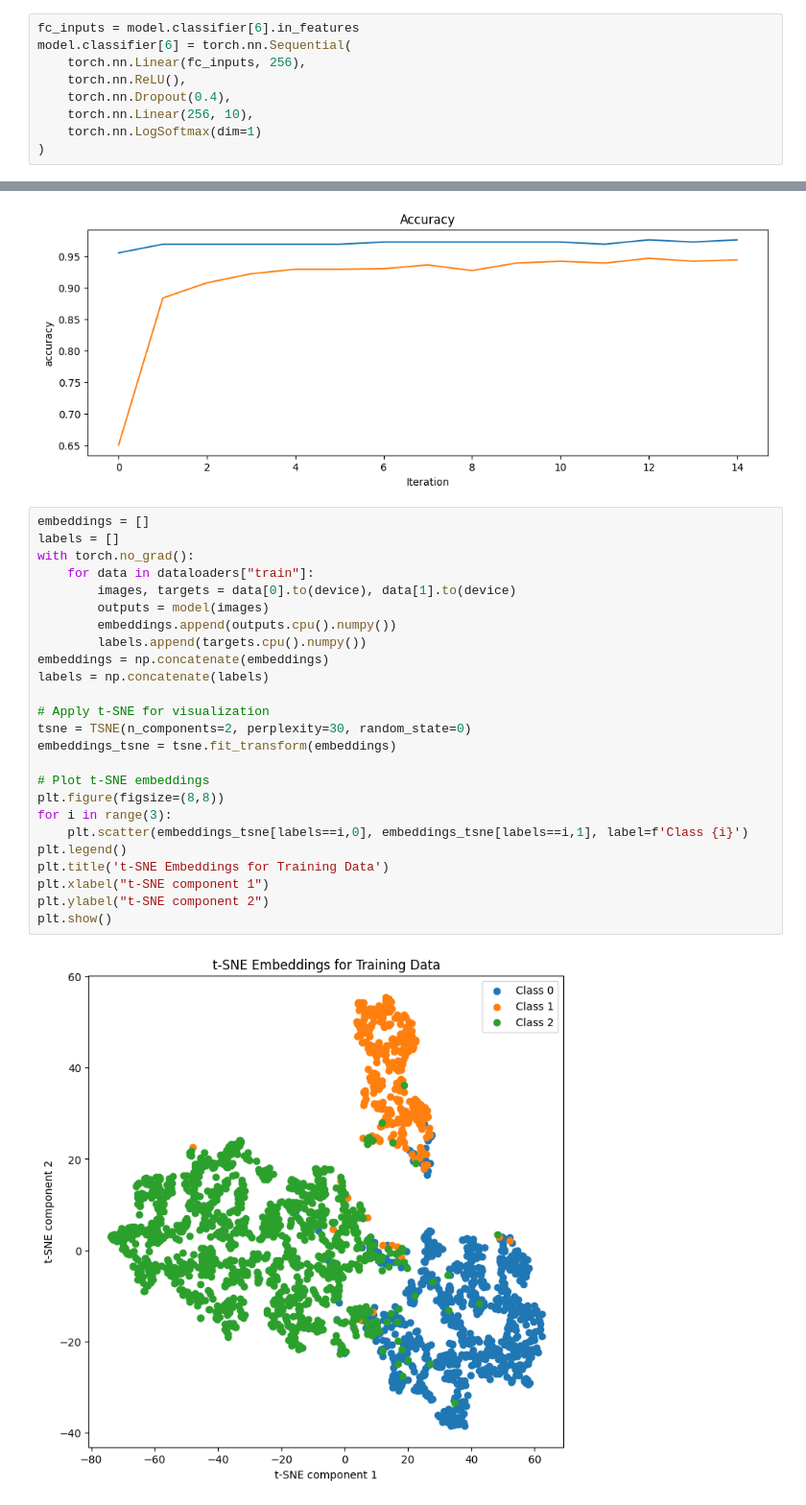
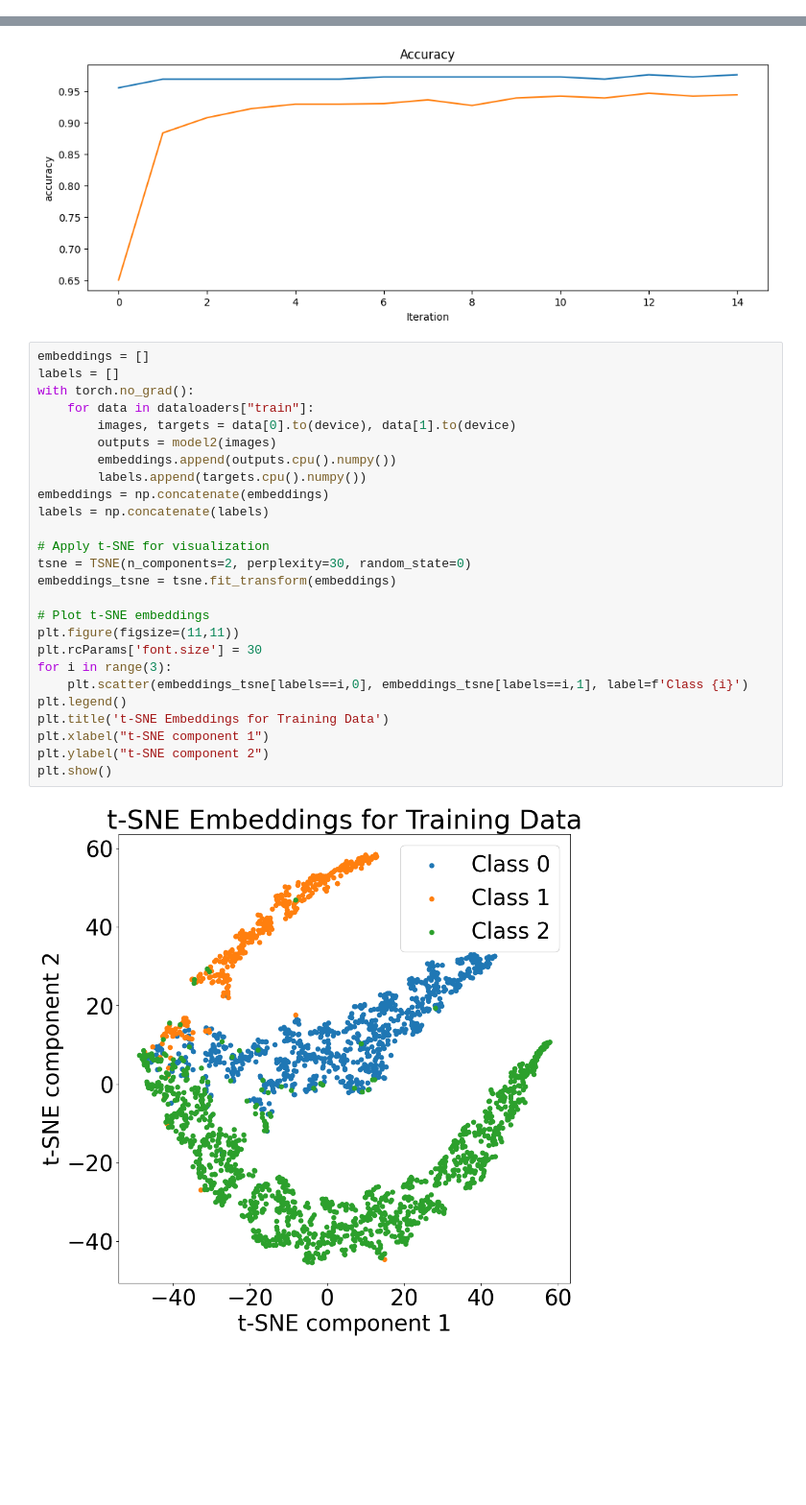
Before and after one commit to yan-ren/COMP6721_Winter2023_GroupK, a Jupyter notebook: transfer/transferlearning_vgg.ipynb, the cells around one changed output, grey strips where cells are left out. Shown at 96% size. Saved outputs shown, nothing was run; the diff lists cells and outputs as text; blank space fills up the shorter version.

Commit message:
Make bigger tsne plot

```diff
--- a/transfer/transferlearning_vgg.ipynb
+++ b/transfer/transferlearning_vgg.ipynb
@@ -45,15 +45,6 @@ VGG(
     (6): Linear(in_features=4096, out_features=1000, bias=True)
   )
 )
-# %%
-fc_inputs = model.classifier[6].in_features
-model.classifier[6] = torch.nn.Sequential(
-    torch.nn.Linear(fc_inputs, 256),
-    torch.nn.ReLU(),
-    torch.nn.Dropout(0.4),
-    torch.nn.Linear(256, 10),
-    torch.nn.LogSoftmax(dim=1)
-)
 # %%
 model.classifier[6] = torch.nn.Linear(4096,num_classes)
 # %%
@@ -329,27 +322,28 @@ plt.show()
 # %%
 embeddings = []
 labels = []
 with torch.no_grad():
     for data in dataloaders["train"]:
         images, targets = data[0].to(device), data[1].to(device)
-        outputs = model(images)
+        outputs = model2(images)
         embeddings.append(outputs.cpu().numpy())
         labels.append(targets.cpu().numpy())
 embeddings = np.concatenate(embeddings)
 labels = np.concatenate(labels)
 
 # Apply t-SNE for visualization
 tsne = TSNE(n_components=2, perplexity=30, random_state=0)
 embeddings_tsne = tsne.fit_transform(embeddings)
 
 # Plot t-SNE embeddings
-plt.figure(figsize=(8,8))
+plt.figure(figsize=(11,11))
+plt.rcParams['font.size'] = 30
 for i in range(3):
     plt.scatter(embeddings_tsne[labels==i,0], embeddings_tsne[labels==i,1], label=f'Class {i}')
 plt.legend()
 plt.title('t-SNE Embeddings for Training Data')
 plt.xlabel("t-SNE component 1")
 plt.ylabel("t-SNE component 2")
 plt.show()
 # %% [output]
-[figure, old version]
+[figure, new version]
```
Also changed, not shown: parts of 1 cell of this notebook, 1 other file.
